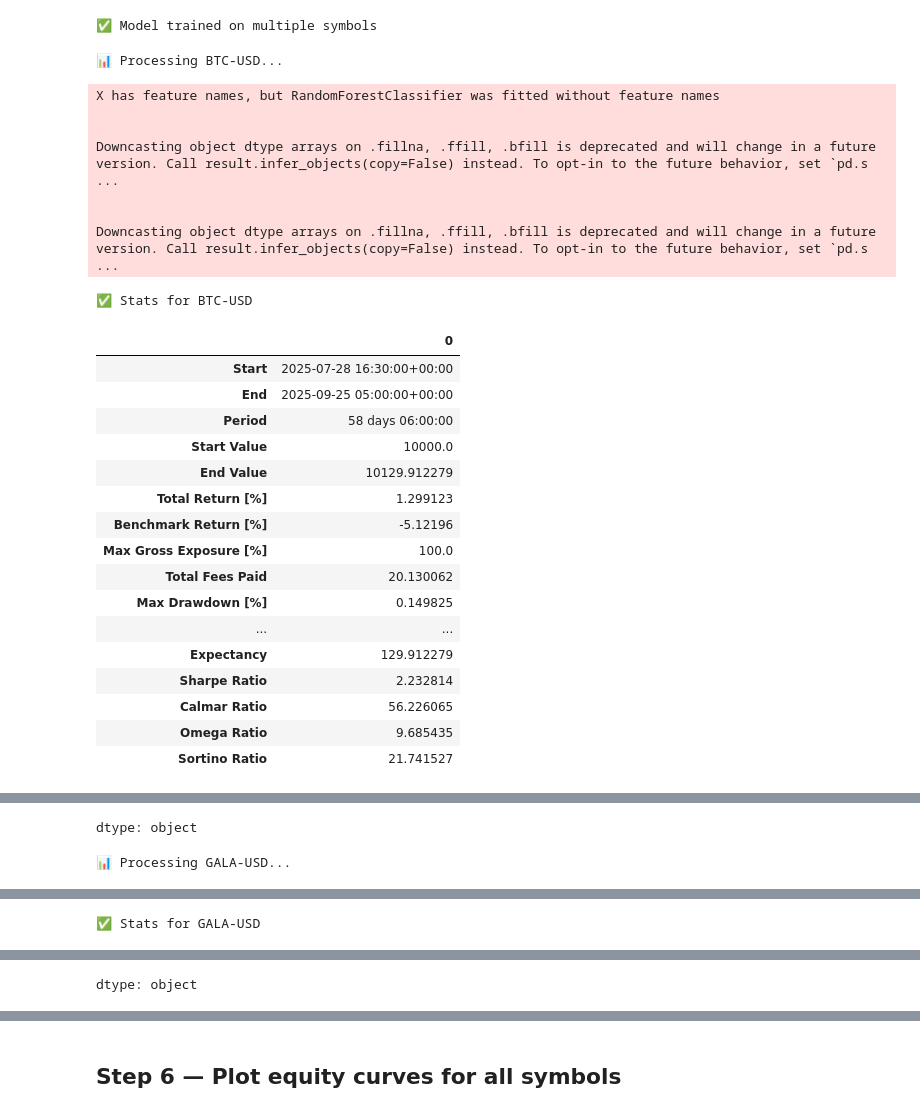
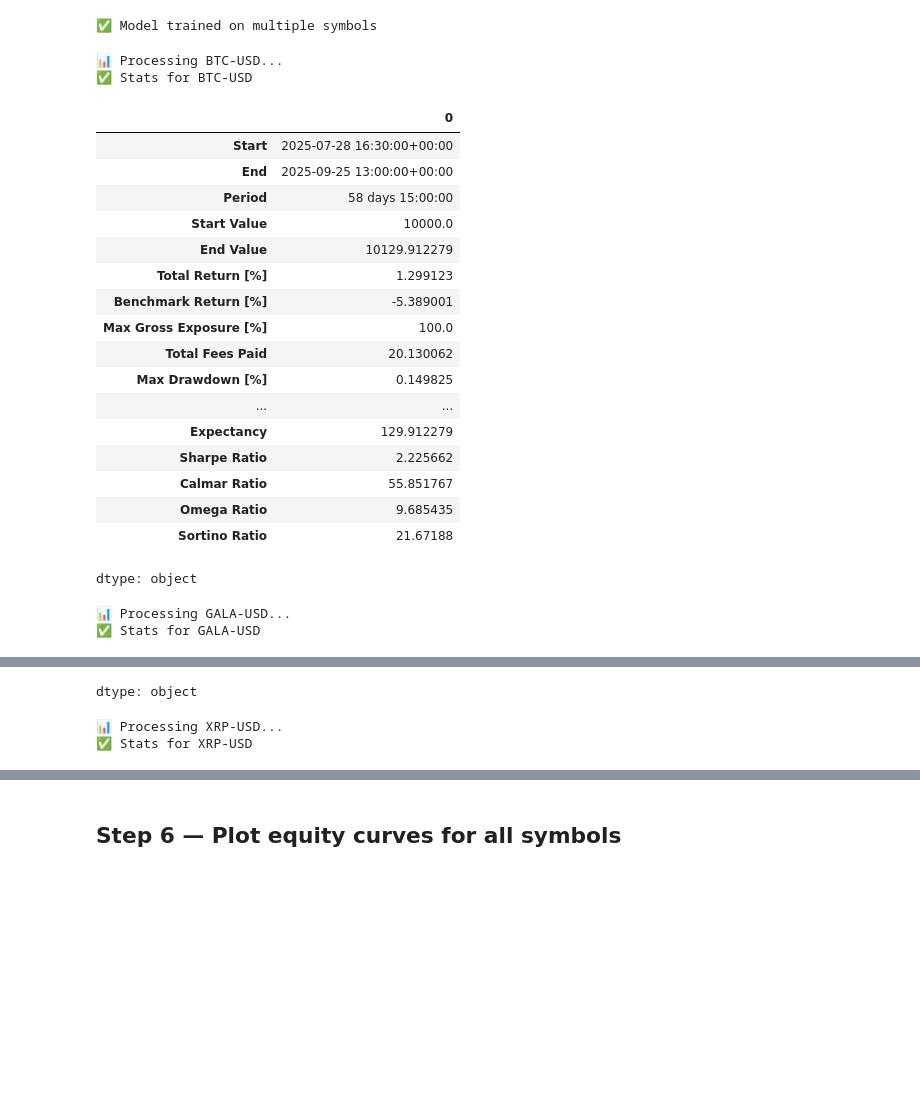
Before and after one commit to ahsan520/crypto-ai-bot, a Jupyter notebook: crypto_ai_backtest_multi.ipynb, the cells around one changed output, grey strips where cells are left out. Cells and saved outputs as stored; diff of their text form; code cells hidden in the pictures; blank space fills up the shorter version.

```diff
--- a/crypto_ai_backtest_multi.ipynb
+++ b/crypto_ai_backtest_multi.ipynb
@@ -166,12 +163,16 @@ label
 
 We use a modest feature set. Train on BTC and save model.
 # %%
-# Step 4: Train model on all symbols
-
 # 🔁 Combine labeled data from all symbols
 train_df = pd.concat([labeled[sym] for sym in ['BTC-USD', 'GALA-USD', 'XRP-USD']], axis=0)
 
+# ✅ Flatten columns if using MultiIndex
+train_df.columns = ['_'.join(filter(None, col)).strip() if isinstance(col, tuple) else col for col in train_df.columns]
+
 # ✅ Define features and labels
+non_feature_cols = ['label', 'future_return', 'ai_signal']  # Exclude non-features
+feature_cols = [col for col in train_df.columns if col not in non_feature_cols]
+
 X = train_df[feature_cols].replace([np.inf, -np.inf], np.nan).fillna(0)
 X = np.clip(X, -100, 100)
 y = train_df['label']
@@ -179,18 +180,12 @@ y = train_df['label']
 # ✅ Train model
 model = RandomForestClassifier(n_estimators=200, max_depth=8, random_state=42)
 model.fit(X, y)
+
 print("✅ Model trained on multiple symbols")
 # %% [output]
 ✅ Model trained on multiple symbols
 # %%
 results = {}
-
-# Optional model retraining block is kept commented
-# train_df = pd.concat([labeled[sym] for sym in ['BTC-USD', 'GALA-USD', 'XRP-USD']], axis=0)
-# X = train_df[feature_cols].replace([np.inf, -np.inf], np.nan).fillna(0)
-# X = np.clip(X, -100, 100)
-# y = train_df['label']
-# model.fit(X, y)
 
 for sym in labeled:
     print(f'\n📊 Processing {sym}...')
@@ -199,7 +194,12 @@ for sym in labeled:
     # ✅ Flatten columns
     df.columns = ['_'.join(filter(None, col)).strip() if isinstance(col, tuple) else col for col in df.columns]
 
-    # ✅ Prepare features
+    # ✅ Ensure all training features are present
+    missing_feature_cols = [col for col in feature_cols if col not in df.columns]
+    for col in missing_feature_cols:
+        df[col] = 0  # fill missing features with zero
+
+    # ✅ Prepare features in the same column order as training
     X_sym = df[feature_cols].copy()
     X_sym = X_sym.replace([np.inf, -np.inf], np.nan).fillna(0)
     X_sym = np.clip(X_sym, -100, 100)
@@ -215,9 +215,9 @@ for sym in labeled:
         print(f"❌ Prediction failed for {sym}: {e}")
         continue
 
+    # ✅ Validate required columns
     close_col = f'Close_{sym}'
     required_cols = [close_col, 'bb_low', 'bb_high', 'bb_width', 'ai_signal', 'rsi', 'macd', 'macd_signal']
-
     missing_cols = [col for col in required_cols if col not in df.columns]
     if missing_cols:
         print(f"❌ Skipping {sym}: missing columns {missing_cols}")
@@ -233,63 +233,59 @@ for sym in labeled:
 
     # ✅ Entry condition: BB low + AI buy signal + volatility
     entries = (df[close_col] <= df['bb_low']) & (df['ai_signal'] == 1) & vol_filter
-    entries_exec = entries.shift(1).fillna(False)
+    entries_exec = entries.shift(1).fillna(False).infer_objects(copy=False).astype(bool)
 
     # ✅ Technical sell conditions
     macd_cross_down = (df['macd'].shift(1) > df['macd_signal'].shift(1)) & (df['macd'] < df['macd_signal'])
     rsi_overbought = df['rsi'] > 70
 
     # ✅ Smart exit: BB high or AI sell signal or technical sell
     ai_sell = df['ai_signal'] == -1
     exits_signal = (df[close_col] >= df['bb_high']) | ai_sell | macd_cross_down | rsi_overbought
 
     # ✅ Max holding time
     max_holding_bars = int(pd.Timedelta('3d') / pd.Timedelta('30min'))
-    forced_exits = entries_exec.shift(max_holding_bars).fillna(False)
+    forced_exits = entries_exec.shift(max_holding_bars).fillna(False).infer_objects(copy=False).astype(bool)
 
     # ✅ Final exits
     exits_exec = exits_signal | forced_exits
     exits_exec = exits_exec.fillna(False)
 
     # ✅ Backtest
     pf = vbt.Portfolio.from_signals(
         close=df[close_col],
         entries=entries_exec,
         exits=exits_exec,
         init_cash=10000,
         fees=0.001,
         slippage=0.0005,
         freq='30min'
     )
 
     stats = pf.stats()
     print(f'✅ Stats for {sym}')
     display(stats)
     results[sym] = pf
 # %% [output]
 📊 Processing BTC-USD...
+✅ Stats for BTC-USD
+|  | 0 |
+| Start | 2025-07-28 16:30:00+00:00 |
+| End | 2025-09-25 13:00:00+00:00 |
+| Period | 58 days 15:00:00 |
+| Start Value | 10000.0 |
+| End Value | 10129.912279 |
+| Total Return [%] | 1.299123 |
+| Benchmark Return [%] | -5.389001 |
+| Max Gross Exposure [%] | 100.0 |
+| Total Fees Paid | 20.130062 |
+| Max Drawdown [%] | 0.149825 |
+| ... | ... |
+| Expectancy | 129.912279 |
+| Sharpe Ratio | 2.225662 |
+| Calmar Ratio | 55.851767 |
+| Omega Ratio | 9.685435 |
+| Sortino Ratio | 21.67188 |
-X has feature names, but RandomForestClassifier was fitted without feature names
-
-
-Downcasting object dtype arrays on .fillna, .ffill, .bfill is deprecated and will change in a future version. Call result.infer_objects(copy=False) instead. To opt-in to the future behavior, set `pd.s ...
-
-
-Downcasting object dtype arrays on .fillna, .ffill, .bfill is deprecated and will change in a future version. Call result.infer_objects(copy=False) instead. To opt-in to the future behavior, set `pd.s ...
+dtype: object
-✅ Stats for BTC-USD
+📊 Processing GALA-USD...
+✅ Stats for GALA-USD
-|  | 0 |
-| Start | 2025-07-28 16:30:00+00:00 |
-| End | 2025-09-25 05:00:00+00:00 |
-| Period | 58 days 06:00:00 |
-| Start Value | 10000.0 |
-| End Value | 10129.912279 |
-| Total Return [%] | 1.299123 |
-| Benchmark Return [%] | -5.12196 |
-| Max Gross Exposure [%] | 100.0 |
-| Total Fees Paid | 20.130062 |
-| Max Drawdown [%] | 0.149825 |
-| ... | ... |
-| Expectancy | 129.912279 |
-| Sharpe Ratio | 2.232814 |
-| Calmar Ratio | 56.226065 |
-| Omega Ratio | 9.685435 |
-| Sortino Ratio | 21.741527 |
@@ -296,2 +309,3 @@ Downcasting object dtype arrays on .fillna, .ffill, .bfill is deprecated and wil
 dtype: object
-📊 Processing GALA-USD...
+📊 Processing XRP-USD...
+✅ Stats for XRP-USD
@@ -305 +329,0 @@ Downcasting object dtype arrays on .fillna, .ffill, .bfill is deprecated and wil
-✅ Stats for GALA-USD
@@ -323 +329,0 @@ Downcasting object dtype arrays on .fillna, .ffill, .bfill is deprecated and wil
-dtype: object
```
Also changed, not shown: parts of 4 cells of this notebook.
